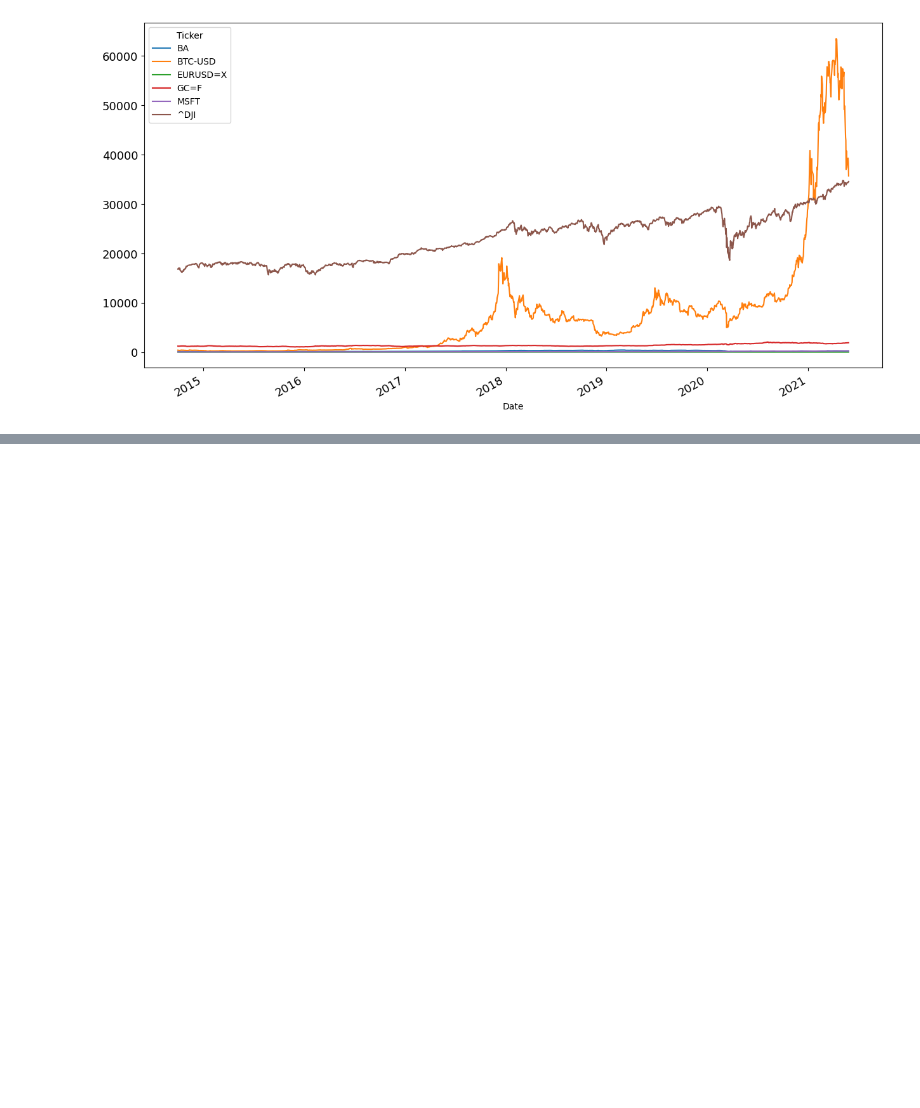
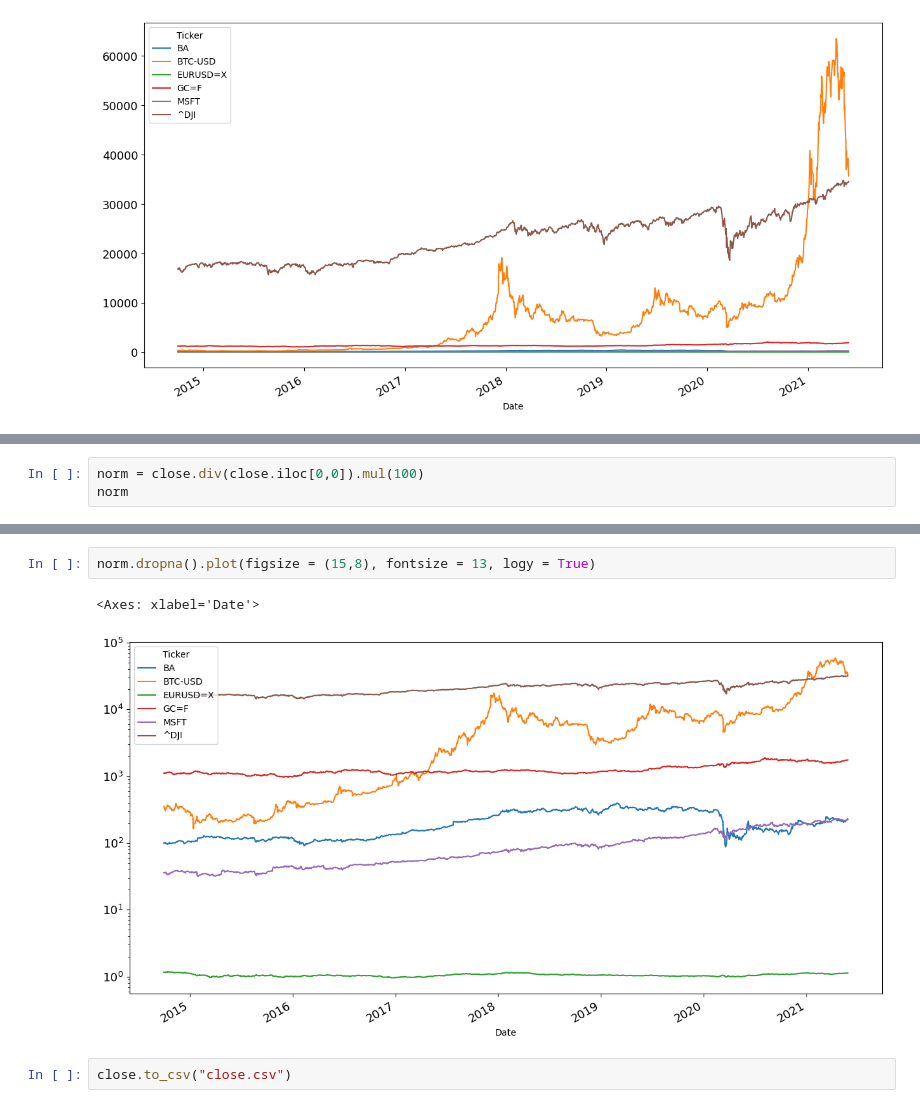
Before and after one commit to seanmayer/algo-trading-broker-testing, a Jupyter notebook: pandas-financial-data-analysis/yahooFinance.ipynb, the cells around one changed output, grey strips where cells are left out. Saved outputs shown, nothing was run; the diff lists cells and outputs as text; blank space fills up the shorter version.

```diff
--- a/pandas-financial-data-analysis/yahooFinance.ipynb
+++ b/pandas-financial-data-analysis/yahooFinance.ipynb
@@ -301,0 +341,3 @@ close.dropna().plot(figsize = (15,8), fontsize = 13)
+# %%
+norm = close.div(close.iloc[0,0]).mul(100)
+norm
@@ -301,0 +359,7 @@ close.dropna().plot(figsize = (15,8), fontsize = 13)
+# %%
+norm.dropna().plot(figsize = (15,8), fontsize = 13, logy = True)
+# %% [output]
+<Axes: xlabel='Date'>
+[figure, added]
+# %%
+close.to_csv("close.csv")
```
Also changed, not shown: parts of 5 cells of this notebook, 1 other file.
